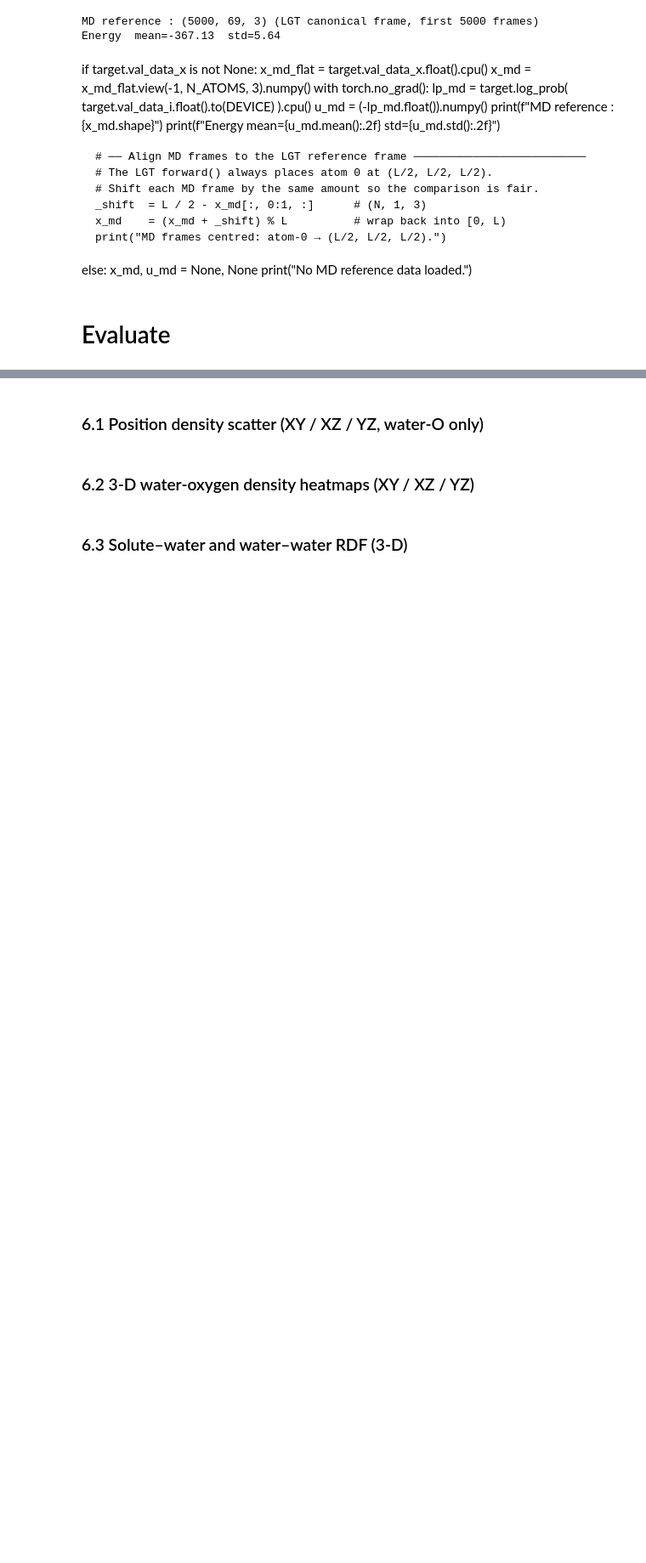
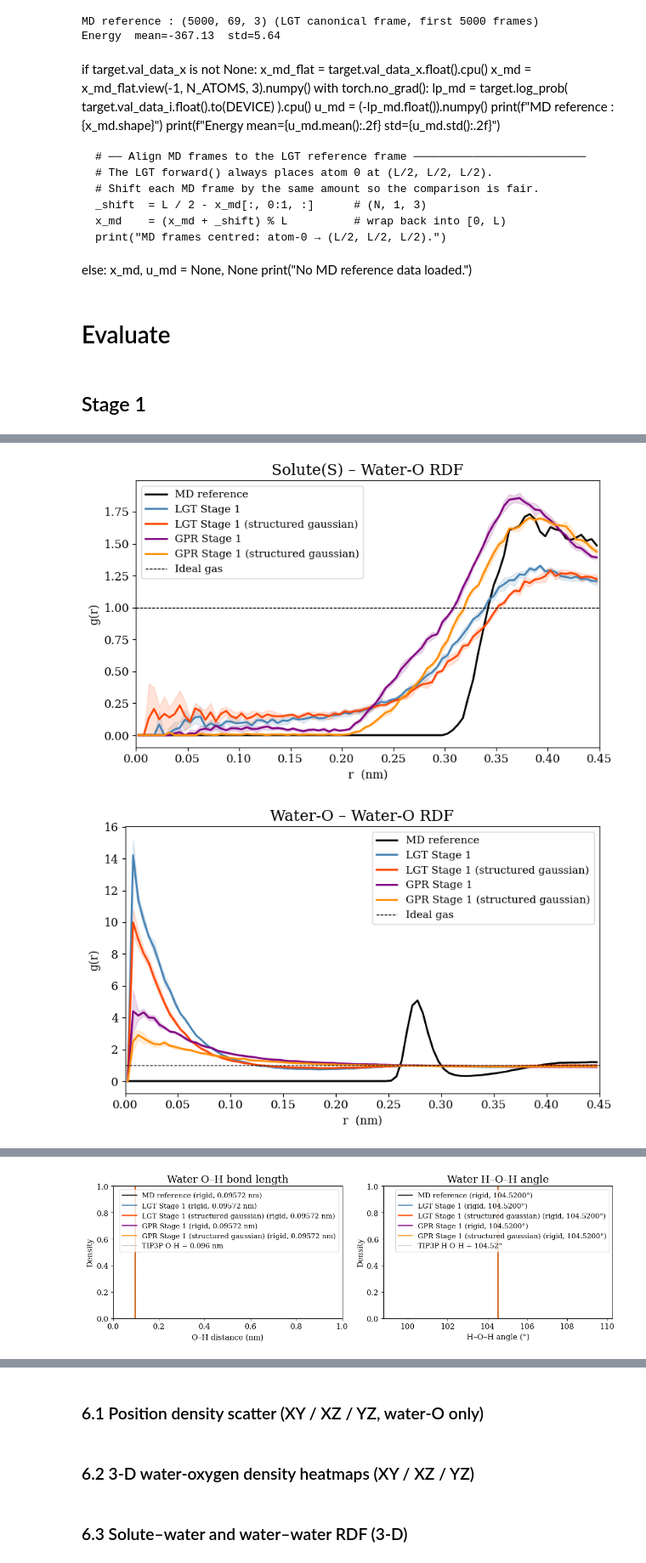
Before and after one commit to fleurdolmans/fab-torch, a Jupyter notebook: visualize_models.ipynb, the cells around one changed output, grey strips where cells are left out. Shown at 85% size. Drawn from its saved outputs; the diff is of its cells as text; code cells hidden in the pictures; blank space fills up the shorter version.

```diff
--- a/visualize_models.ipynb
+++ b/visualize_models.ipynb
@@ -34,13 +34,13 @@ import os
 # Directory that contains `config.yaml` and `model_checkpoints/`.
 # This is the Hydra output folder produced by setup_run_LJ.py.
 # RUN_DIR = "/Users/fleurdolmans/Documents/UvA/Master_AI/Thesis/HDD/results/so2/12-30-08_398607"
-# RUN_DIR = "/Users/fleurdolmans/Documents/UvA/Master_AI/Thesis/HDD/results/so2/10-22-50_708369"
-RUN_DIR = "/Users/fleurdolmans/Documents/UvA/Master_AI/Thesis/HDD/results/so2/forward/LGT/13-19-21_272406"
+# RUN_DIR = "/Users/fleurdolmans/Documents/UvA/Master_AI/Thesis/HDD/results/droplet/stage1/19-10-56_708158"
+RUN_DIR = "/Users/fleurdolmans/Documents/UvA/Master_AI/Thesis/HDD/results/so2/stage1/LGT/13-19-21_272406"
 # ── OPTIONAL ────────────────────────────────────────────────────────────────
 # Path to the MD reference trajectory (.h5 or .pt) for comparison plots.
 # Set to None to skip MD comparison.
 MD_REF_PATH = '/Users/fleurdolmans/Documents/UvA/Master_AI/Thesis/HDD/data/molecules/md/so2/pbc/v10/traj_so2Inwater.h5'
-
+# MD_REF_PATH = "/Users/fleurdolmans/Documents/UvA/Master_AI/Thesis/HDD/data/molecules/md/so2/droplet/v1/traj_so2Inwater.h5"
 # Number of flow samples to generate
 N_SAMPLES = 2000
 BATCH_SIZE = 256     # reduce if running out of memory
@@ -227,3 +227,64 @@ else:
     print("No MD reference data loaded.")
 # %% [markdown]
 # Evaluate
+# %% [markdown]
+## Stage 1
+# %%
+model_specs = [
+    {
+    "run_dir": "/Users/fleurdolmans/Documents/UvA/Master_AI/Thesis/HDD/results/so2/stage1/LGT/13-19-21_272406",
+    "label": "LGT Stage 1",
+    },
+    {
+    "run_dir": "/Users/fleurdolmans/Documents/UvA/Master_AI/Thesis/HDD/results/so2/stage1/LGT/structured_gauss/22-35-31_052320",
+    "label": "LGT Stage 1 (structured gaussian)",
+    },
+
+
+    # {
+    # "run_dir": "/Users/fleurdolmans/Documents/UvA/Master_AI/Thesis/HDD/results/so2/stage2/LGT/12-30-08_398607",
+    # "label": "LGT Stage 2",
+    # },
+    # {
+    # "run_dir": "/Users/fleurdolmans/Documents/UvA/Master_AI/Thesis/HDD/results/so2/stage2/LGT/structured_gauss/11-01-38_439278",
+    # "label": "LGT Stage 2 (structured gaussian)",
+    # },
+    {
+    "run_dir": "/Users/fleurdolmans/Documents/UvA/Master_AI/Thesis/HDD/results/so2/stage1/GPR/22-28-27_109465",
+    "label": "GPR Stage 1",
+    },
+    {
+    "run_dir": "/Users/fleurdolmans/Documents/UvA/Master_AI/Thesis/HDD/results/so2/stage1/GPR/structured_gauss/22-35-19_938741",
+    "label": "GPR Stage 1 (structured gaussian)",
+    },
+    # {
+    # "run_dir": "/Users/fleurdolmans/Documents/UvA/Master_AI/Thesis/HDD/results/so2/stage2/GPR/10-52-27_144440",
+    # "label": "GPR Stage 2",
+    # },
+    # {
+    # "run_dir": "/Users/fleurdolmans/Documents/UvA/Master_AI/Thesis/HDD/results/so2/stage2/GPR/structured_gauss/11-01-18_217693",
+    # "label": "GPR Stage 2 (structured gaussian)",
+    # },
+
+]
+
+# model_specs = [
+#     {
+#     "run_dir": "/Users/fleurdolmans/Documents/UvA/Master_AI/Thesis/HDD/results/droplet/stage1/19-10-56_708158",
+#     "label": "GPS Stage 1",
+#     },
+# ]
+
+results = evaluate_models(MD_REF_PATH,
+    model_specs,
+    N_SOLUTE_ATOMS,
+    N_WATERS,
+    O_IDX,
+    H1_IDX,
+    H2_IDX,
+    L,
+    IS_PBC,
+    solute_bonds=[(0,1),(0,2)],
+    solute_angles=[(1,0,2)]
+)
+# %% [output]
@@ -229,0 +308,2 @@ else:
+[figure, added]
+[figure, added]
@@ -229,0 +311 @@ else:
+[figure, added]
```
Also changed, not shown: parts of 6 cells of this notebook, 10 other files.
